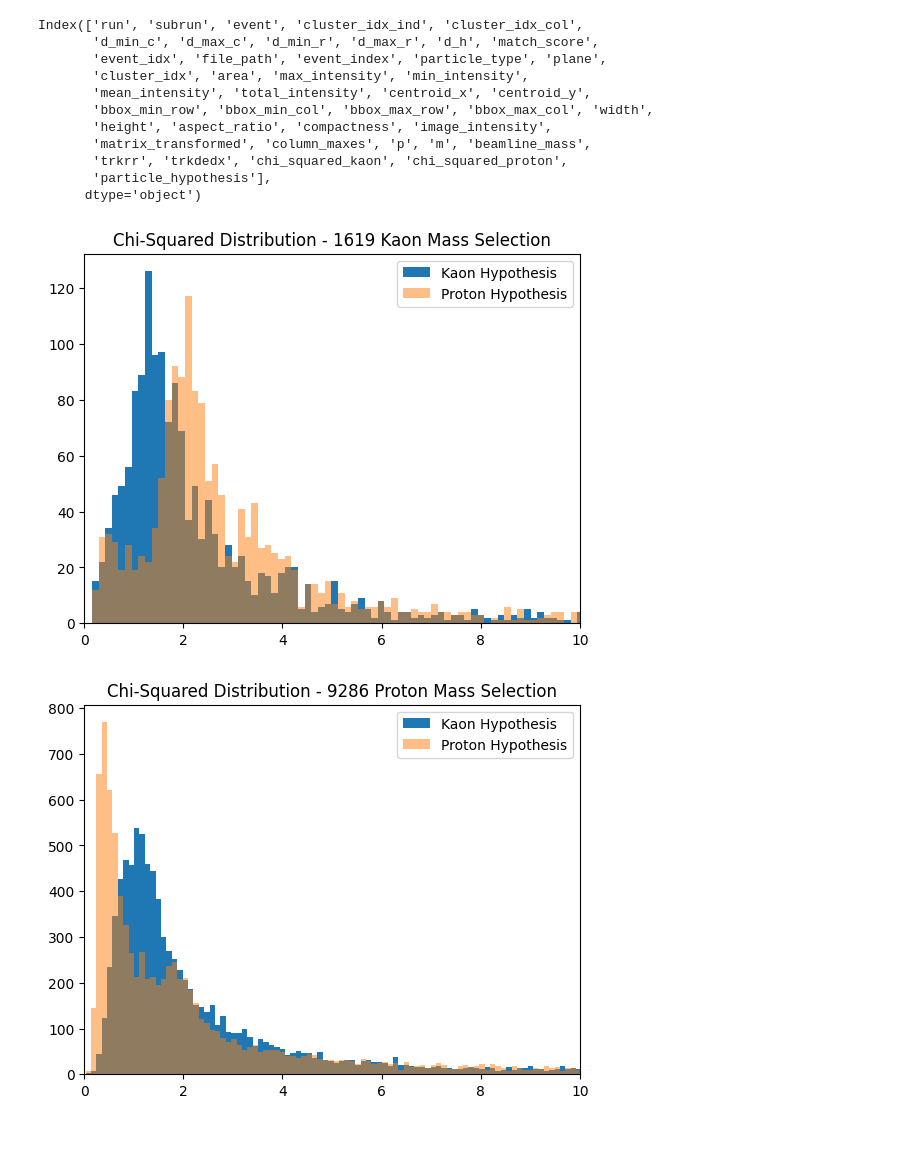
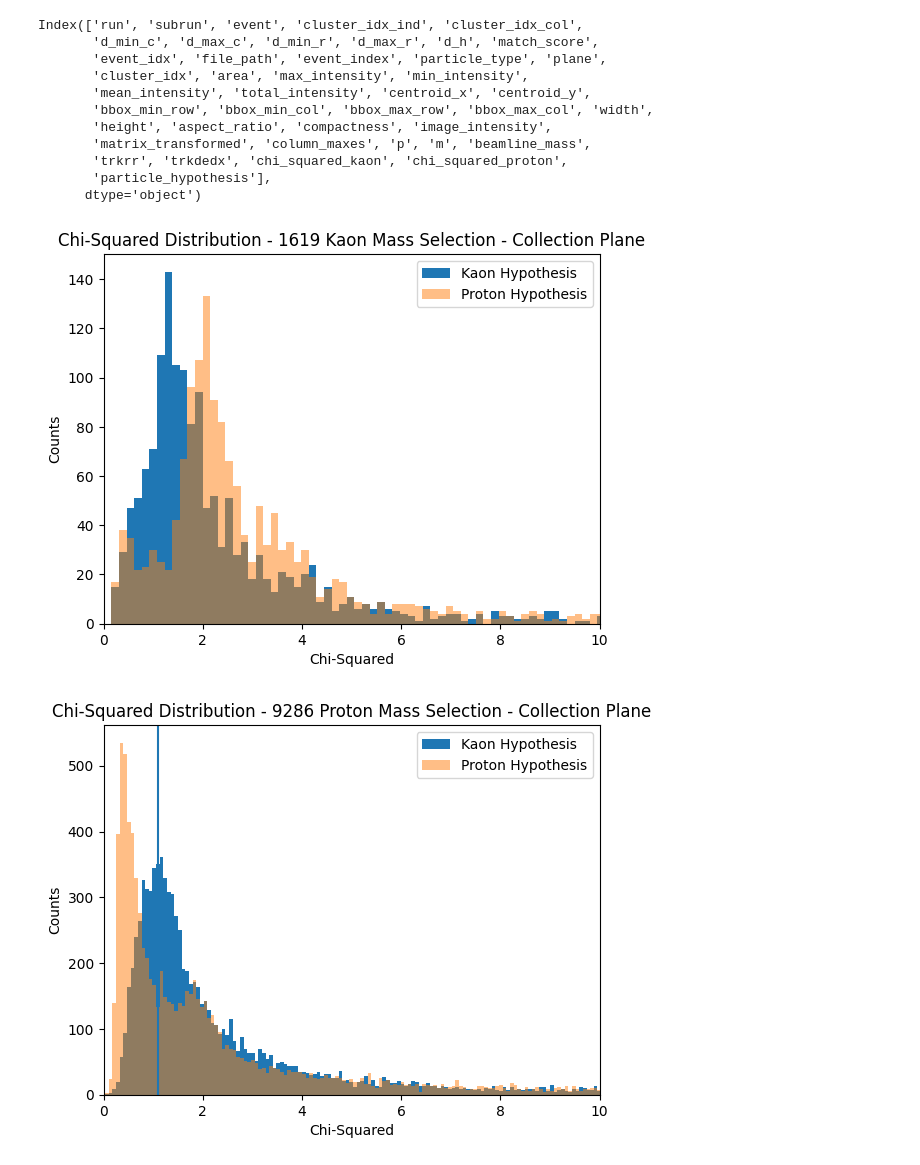
Before and after one commit to mohummudh/proton-deuteron, a Jupyter notebook: kaons/chi2.ipynb, the cells around one changed output. Saved outputs shown, nothing was run; the diff lists cells and outputs as text; code cells hidden in the pictures; blank space fills up the shorter version.

```diff
--- a/kaons/chi2.ipynb
+++ b/kaons/chi2.ipynb
@@ -85,7 +85,7 @@ def filter_arrays(df):
     new_rr = []
 
     for dedx, rr in zip(df['trkdedx'], df['trkrr']):
-        indices = np.where(dedx > 70)[0]
+        indices = np.where(dedx > 100)[0]
         new_dedx.append(np.delete(dedx, indices))
         new_rr.append(np.delete(rr, indices))
 
@@ -240,28 +240,36 @@ Index(['run', 'subrun', 'event', 'cluster_idx_ind', 'cluster_idx_col',
        'particle_hypothesis'],
       dtype='object')
 # %%
-bins = np.linspace(min(col[(col['particle_type']=='kaon')]['chi_squared_kaon'].values), max(col[col['particle_type']=='kaon']['chi_squared_kaon'].values), 1000)
+bins = np.linspace(min(col[(col['particle_type']=='kaon')]['chi_squared_kaon'].values), max(col[col['particle_type']=='kaon']['chi_squared_kaon'].values), 2000)
 
 n = len(col[col['particle_type']=='kaon'])
 
 plt.hist(col[col['particle_type']=='kaon']['chi_squared_kaon'], bins=bins, label='Kaon Hypothesis')
 plt.hist(col[col['particle_type']=='kaon']['chi_squared_proton'], bins=bins, alpha=0.5, label='Proton Hypothesis')
-plt.title(f'Chi-Squared Distribution - {n} Kaon Mass Selection')
+plt.title(f'Chi-Squared Distribution - {n} Kaon Mass Selection - Collection Plane')
+plt.xlabel('Chi-Squared')
+plt.ylabel('Counts')
+
 plt.xlim(0, 10)
 plt.legend()
 plt.show()
 # %% [output]
-[figure, old version]
+[figure, new version]
 # %%
-bins = np.linspace(min(col[col['particle_type']=='proton']['chi_squared_kaon'].values), max(col[col['particle_type']=='proton']['chi_squared_kaon'].values), 1000)
+bins = np.linspace(min(col[col['particle_type']=='proton']['chi_squared_kaon'].values), max(col[col['particle_type']=='proton']['chi_squared_kaon'].values), 3000)
 
 n = len(col[col['particle_type']=='proton'])
 
 plt.hist(col[col['particle_type']=='proton']['chi_squared_kaon'], bins=bins, label='Kaon Hypothesis')
 plt.hist(col[col['particle_type']=='proton']['chi_squared_proton'], bins=bins, alpha=0.5, label='Proton Hypothesis')
-plt.title(f'Chi-Squared Distribution - {n} Proton Mass Selection')
+plt.title(f'Chi-Squared Distribution - {n} Proton Mass Selection - Collection Plane')
+plt.xlabel('Chi-Squared')
+plt.ylabel('Counts')
+
+plt.axvline(1.1)
+
 plt.xlim(0, 10)
 plt.legend()
 plt.show()
 # %% [output]
-[figure, old version]
+[figure, new version]
```
Also changed, not shown: parts of 7 cells of this notebook, 3 other files.
